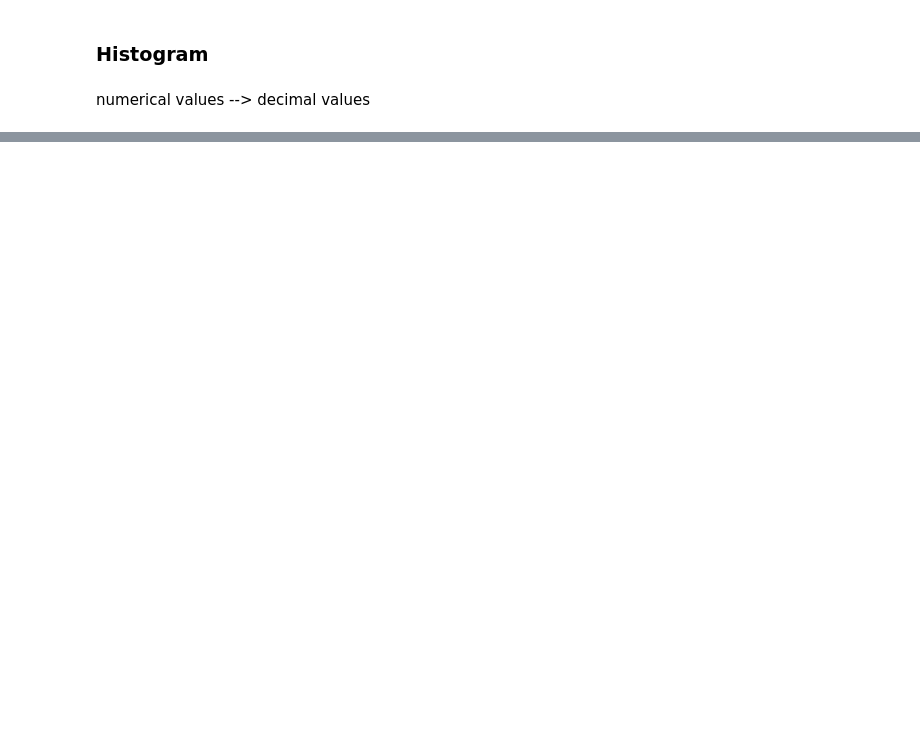
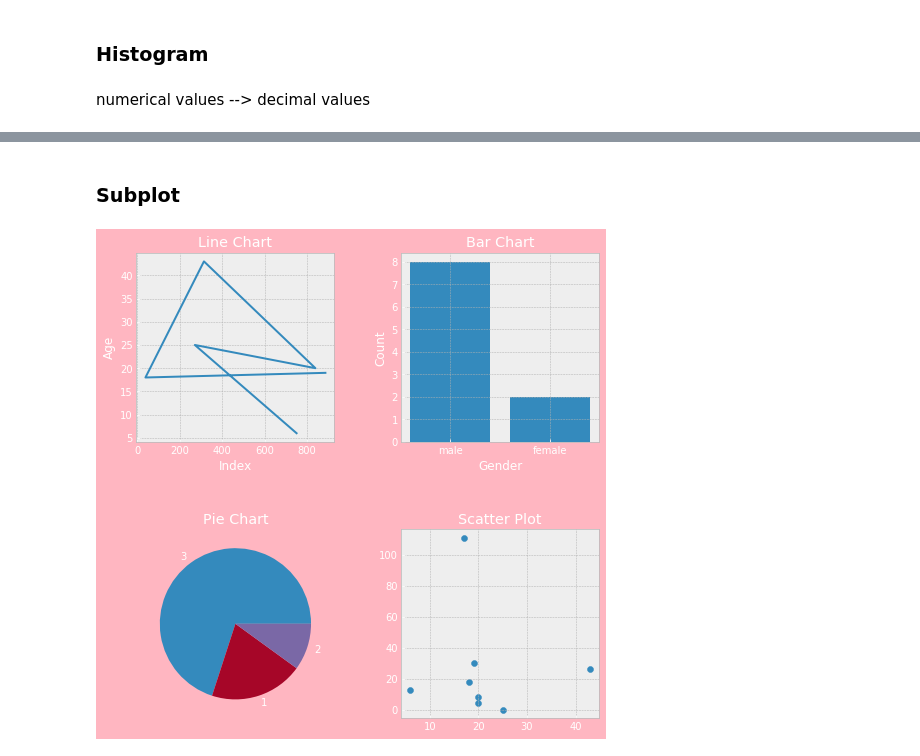
Before and after one commit to Mounika-Kajjam/GL-Python, a Jupyter notebook: Data Analysis - Matplotlib.ipynb, the cells around one changed output, grey strips where cells are left out. Saved outputs shown, nothing was run; the diff lists cells and outputs as text; code cells hidden in the pictures; blank space fills up the shorter version.

```diff
--- a/Data Analysis - Matplotlib.ipynb
+++ b/Data Analysis - Matplotlib.ipynb
@@ -147,0 +146,27 @@ plt.hist(sample_df.Fare)
+# %% [markdown]
+### Subplot
+# %%
+with plt.style.context("bmh"):
+    fig, ax = plt.subplots(nrows = 2, ncols = 2, facecolor = 'lightpink') # 2 rows & 2 columns
+    ax[0][0].plot(sample_df.Age)
+    ax[0][0].set_title("Line Chart")
+    ax[0][0].set_xlabel("Index")
+    ax[0][0].set_ylabel("Age")
+
+    ax[0][1].bar(sample_df.Sex.value_counts().index, sample_df.Sex.value_counts())
+    ax[0][1].set_title("Bar Chart")
+    ax[0][1].set_xlabel("Gender")
+    ax[0][1].set_ylabel("Count")
+
+    ax[1][0].pie(sample_df.Pclass.value_counts(),labels=l)
+    ax[1][0].set_title("Pie Chart")
+
+    ax[1][1].scatter(sample_df.Age, sample_df.Fare)
+    ax[1][1].set_title("Scatter Plot")
+
+    fig.set_figheight(8)
+    fig.set_figwidth(8)
+
+    plt.tight_layout(pad = 4)
+# %% [output]
+[figure, added]
```
Also changed, not shown: parts of 9 cells of this notebook.
